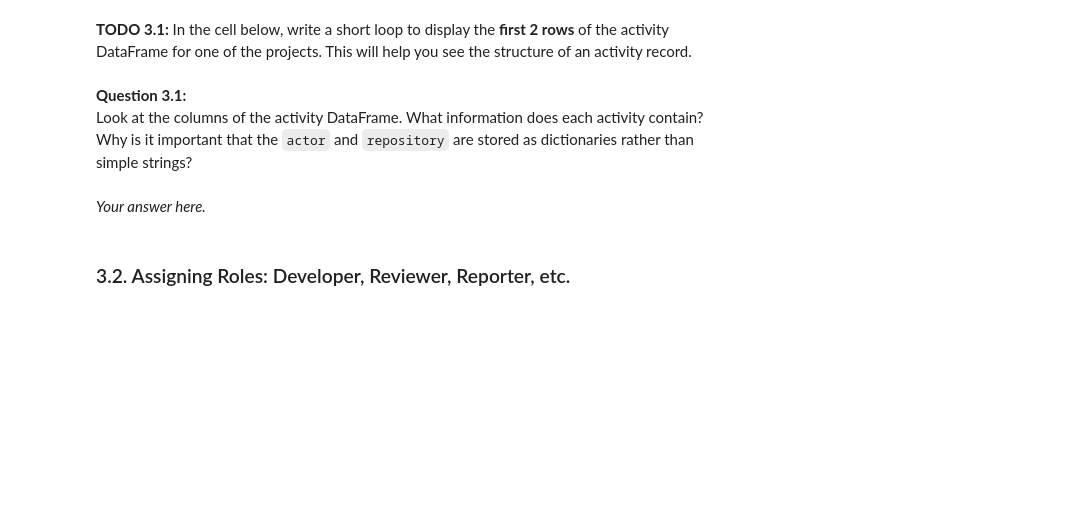
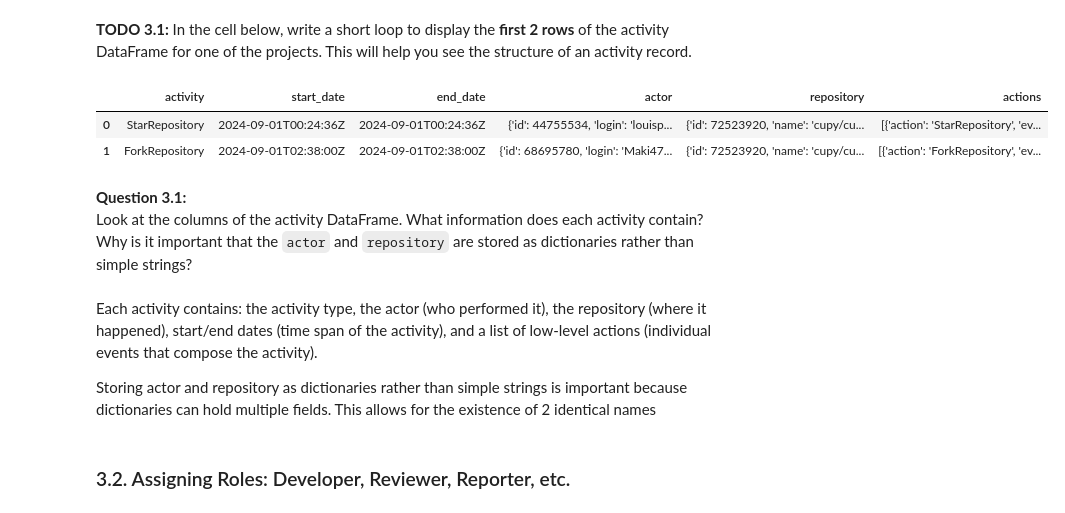
Before and after one commit to Vulturul2k/TP3, a Jupyter notebook: Bots-Template.ipynb, the cells around one changed output. Drawn from its saved outputs; the diff is of its cells as text; code cells hidden in the pictures; blank space fills up the shorter version.

```diff
--- a/Bots-Template.ipynb
+++ b/Bots-Template.ipynb
@@ -1227,11 +1237,18 @@ for file in activity_files:
 **TODO 3.1:** In the cell below, write a short loop to display the **first 2 rows** of the activity DataFrame for one of the projects. This will help you see the structure of an activity record.
 # %%
 # TODO: Display the first 2 rows of an activity DataFrame (choose any project)
+activities_dfs["cupy_cupy"].head(2)
+# %% [output]
+|  | activity | start_date | end_date | actor | repository | actions |
+| 0 | StarRepository | 2024-09-01T00:24:36Z | 2024-09-01T00:24:36Z | {'id': 44755534, 'login': 'louisp... | {'id': 72523920, 'name': 'cupy/cu... | [{'action': 'StarRepository', 'ev... |
+| 1 | ForkRepository | 2024-09-01T02:38:00Z | 2024-09-01T02:38:00Z | {'id': 68695780, 'login': 'Maki47... | {'id': 72523920, 'name': 'cupy/cu... | [{'action': 'ForkRepository', 'ev... |
 # %% [markdown]
 **Question 3.1:**
 Look at the columns of the activity DataFrame. What information does each activity contain? Why is it important that the `actor` and `repository` are stored as dictionaries rather than simple strings?
 # %% [markdown]
-*Your answer here.*
+Each activity contains: the activity type, the actor (who performed it), the repository (where it happened), start/end dates (time span of the activity), and a list of low-level actions (individual events that compose the activity).
+
+Storing actor and repository as dictionaries rather than simple strings is important because dictionaries can hold multiple fields. This allows for the existence of 2 identical names
 # %% [markdown]
 ### 3.2. Assigning Roles: Developer, Reviewer, Reporter, etc.
 # %% [markdown]
```
Also changed, not shown: parts of 25 cells of this notebook.
